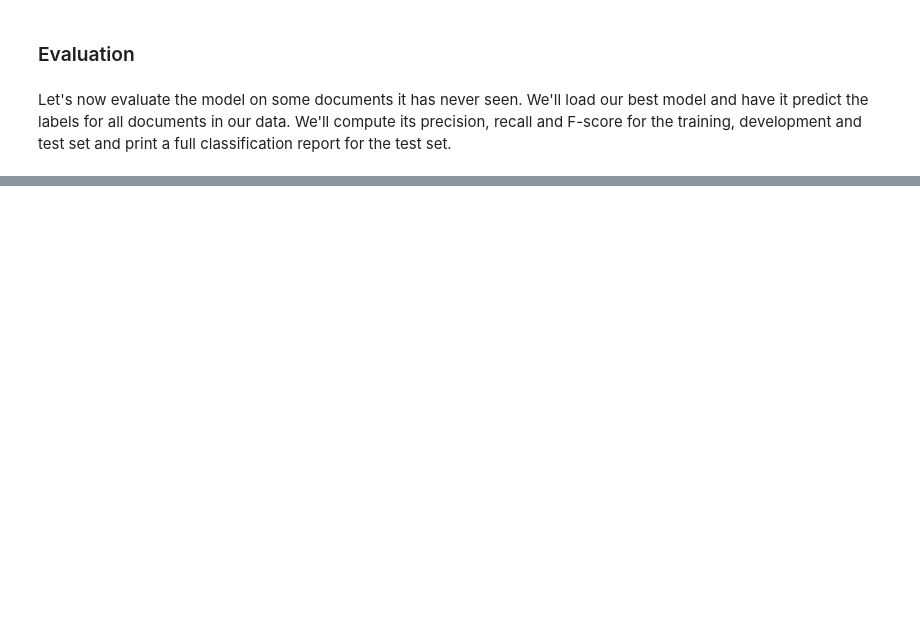
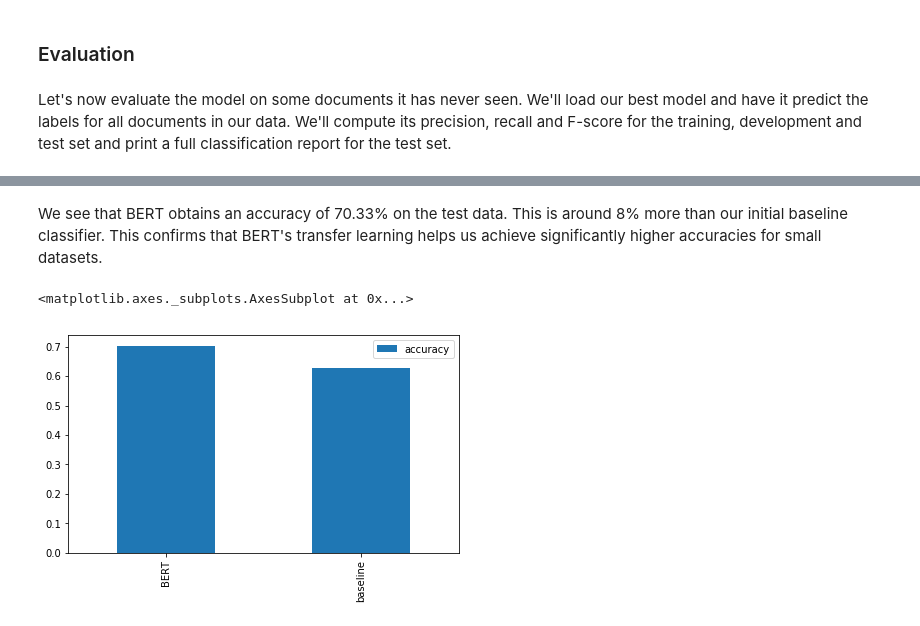
Before and after one commit to nlptown/nlp-notebooks, a Jupyter notebook: Text classification with BERT in PyTorch.ipynb, the cells around one changed output, grey strips where cells are left out. Drawn from its saved outputs; the diff is of its cells as text; code cells hidden in the pictures; blank space fills up the shorter version.

Commit message:
Added comparison with baseline in BERT notebook

```diff
--- a/Text classification with BERT in PyTorch.ipynb
+++ b/Text classification with BERT in PyTorch.ipynb
@@ -88,3 +111,3 @@ In our example, we're going to investigate sentiment analysis on Dutch text. We'
 # %%
-BERT_MODEL = "bert-base-multilingual-uncased"
+BERT_MODEL = "bert-base-uncased"
 # %% [markdown]
@@ -213,4 +236,4 @@ def convert_examples_to_inputs(example_texts, example_labels, label2idx, max_seq
 
 train_features = convert_examples_to_inputs(train_texts, train_labels, label2idx, MAX_SEQ_LENGTH, tokenizer, verbose=0)
 dev_features = convert_examples_to_inputs(dev_texts, dev_labels, label2idx, MAX_SEQ_LENGTH, tokenizer)
-test_features = convert_examples_to_inputs(dev_texts, dev_labels, label2idx, MAX_SEQ_LENGTH, tokenizer)
+test_features = convert_examples_to_inputs(test_texts, test_labels, label2idx, MAX_SEQ_LENGTH, tokenizer)
@@ -254,7 +295,7 @@ def evaluate(model, dataloader):
             tmp_eval_loss, logits = model(input_ids, attention_mask=input_mask,
                               token_type_ids=segment_ids, labels=label_ids)
 
-        outputs = np.argmax(logits, axis=1)
+        outputs = np.argmax(logits.to('cpu'), axis=1)
         label_ids = label_ids.to('cpu').numpy()
 
         predicted_labels += list(outputs)
@@ -370,9 +417,6 @@ KeyboardInterrupt:
 # %% [markdown]
 Let's now evaluate the model on some documents it has never seen. We'll load our best model and have it predict the labels for all documents in our data. We'll compute its precision, recall and F-score for the training, development and test set and print a full classification report for the test set.
 # %%
-with open(TARGET_NAME_PATH) as i:
-    target_names = json.load(i)
-
 model_state_dict = torch.load(os.path.join(OUTPUT_DIR, MODEL_FILE_NAME), map_location=lambda storage, loc: storage)
 model = BertForSequenceClassification.from_pretrained(BERT_MODEL, state_dict=model_state_dict, num_labels = len(target_names))
 model.to(device)
@@ -387,5 +431,7 @@ print("Training performance:", precision_recall_fscore_support(train_correct, tr
 print("Development performance:", precision_recall_fscore_support(dev_correct, dev_predicted, average="micro"))
 print("Test performance:", precision_recall_fscore_support(test_correct, test_predicted, average="micro"))
 
+bert_accuracy = np.mean(test_predicted == test_correct)
+
 print(classification_report(test_correct, test_predicted, target_names=target_names))
 # %% [output]
@@ -410,0 +468,13 @@ KeyboardInterrupt:
+# %% [markdown]
+We see that BERT obtains an accuracy of 70.33% on the test data. This is around 8% more than our initial baseline classifier. This confirms that BERT's transfer learning helps us achieve significantly higher accuracies for small datasets.
+# %%
+%matplotlib inline
+import pandas as pd
+import matplotlib.pyplot as plt
+
+df = pd.DataFrame({"accuracy": {"baseline": baseline_accuracy, "BERT": bert_accuracy}})
+plt.rcParams['figure.figsize'] = (7,4)
+df.plot(kind="bar")
+# %% [output]
+<matplotlib.axes._subplots.AxesSubplot at 0x...>
+[figure, added]
```
Also changed, not shown: parts of 21 cells of this notebook, 1 other file.
